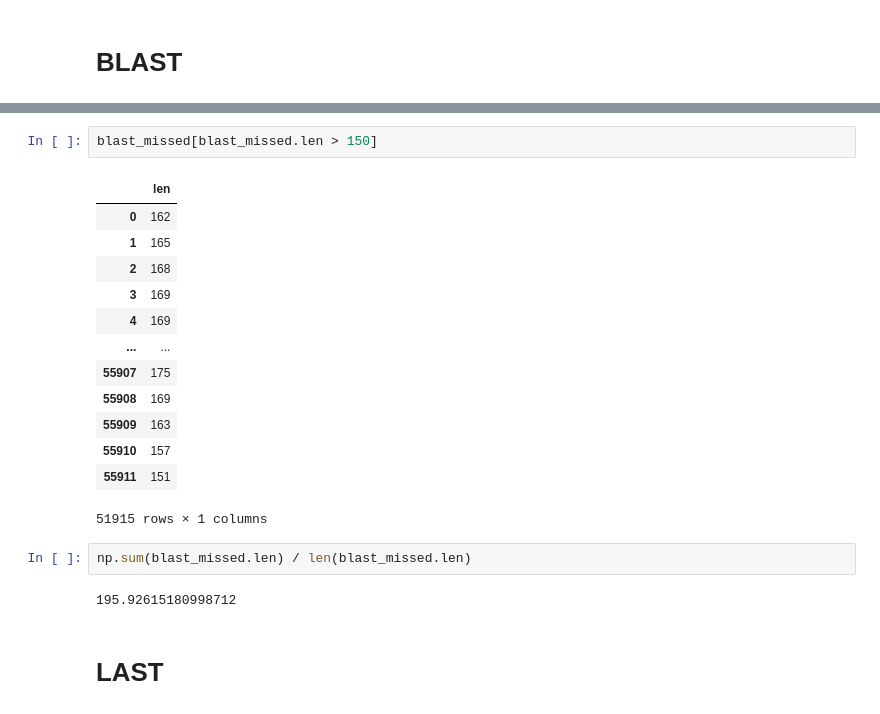
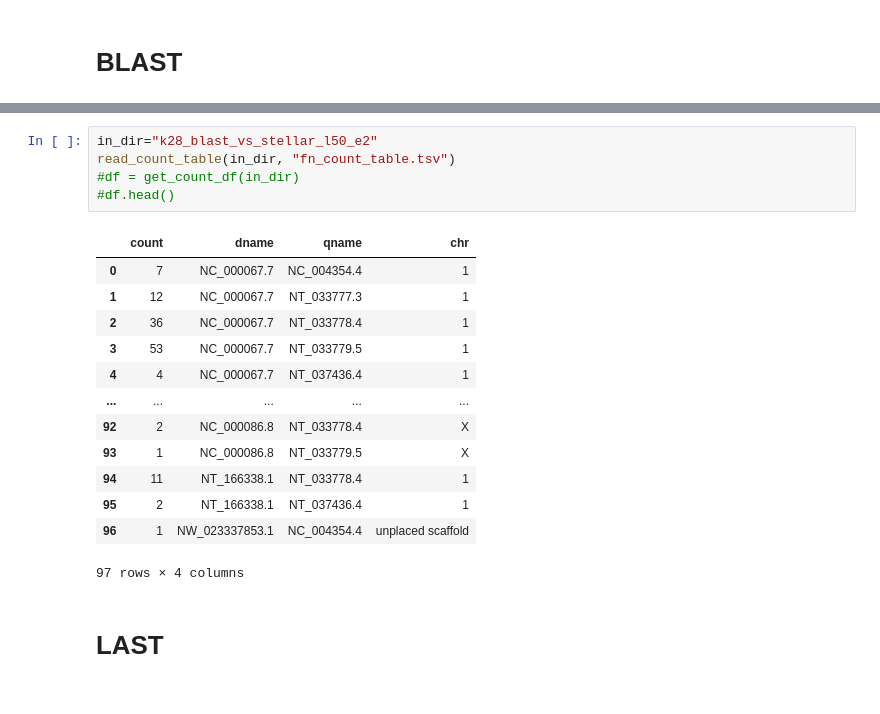
Before and after one commit to eaasna/sliding-window-testset, a Jupyter notebook: work-python/missed-matches/What is missed.ipynb, the cells around one changed output, grey strips where cells are left out. Saved outputs shown, nothing was run; the diff lists cells and outputs as text.

```diff
--- a/work-python/missed-matches/What is missed.ipynb
+++ b/work-python/missed-matches/What is missed.ipynb
@@ -135,22 +111,21 @@ blast_missed.head()
-# %%
-blast_missed[blast_missed.len > 150]
-# %% [output]
-|  | len |
-| 0 | 162 |
-| 1 | 165 |
-| 2 | 168 |
-| 3 | 169 |
-| 4 | 169 |
-| ... | ... |
-| 55907 | 175 |
-| 55908 | 169 |
-| 55909 | 163 |
-| 55910 | 157 |
-| 55911 | 151 |
-51915 rows × 1 columns
-# %%
-np.sum(blast_missed.len) / len(blast_missed.len)
-# %% [output]
-195.92615180998712
+# %%
+in_dir="k28_blast_vs_stellar_l50_e2"
+read_count_table(in_dir, "fn_count_table.tsv")
+#df = get_count_df(in_dir)
+#df.head()
+# %% [output]
+|  | count | dname | qname | chr |
+| 0 | 7 | NC_000067.7 | NC_004354.4 | 1 |
+| 1 | 12 | NC_000067.7 | NT_033777.3 | 1 |
+| 2 | 36 | NC_000067.7 | NT_033778.4 | 1 |
+| 3 | 53 | NC_000067.7 | NT_033779.5 | 1 |
+| 4 | 4 | NC_000067.7 | NT_037436.4 | 1 |
+| ... | ... | ... | ... | ... |
+| 92 | 2 | NC_000086.8 | NT_033778.4 | X |
+| 93 | 1 | NC_000086.8 | NT_033779.5 | X |
+| 94 | 11 | NT_166338.1 | NT_033778.4 | 1 |
+| 95 | 2 | NT_166338.1 | NT_037436.4 | 1 |
+| 96 | 1 | NW_023337853.1 | NC_004354.4 | unplaced scaffold |
+97 rows × 4 columns
 # %% [markdown]
 # LAST
```
Also changed, not shown: parts of 18 cells of this notebook.
